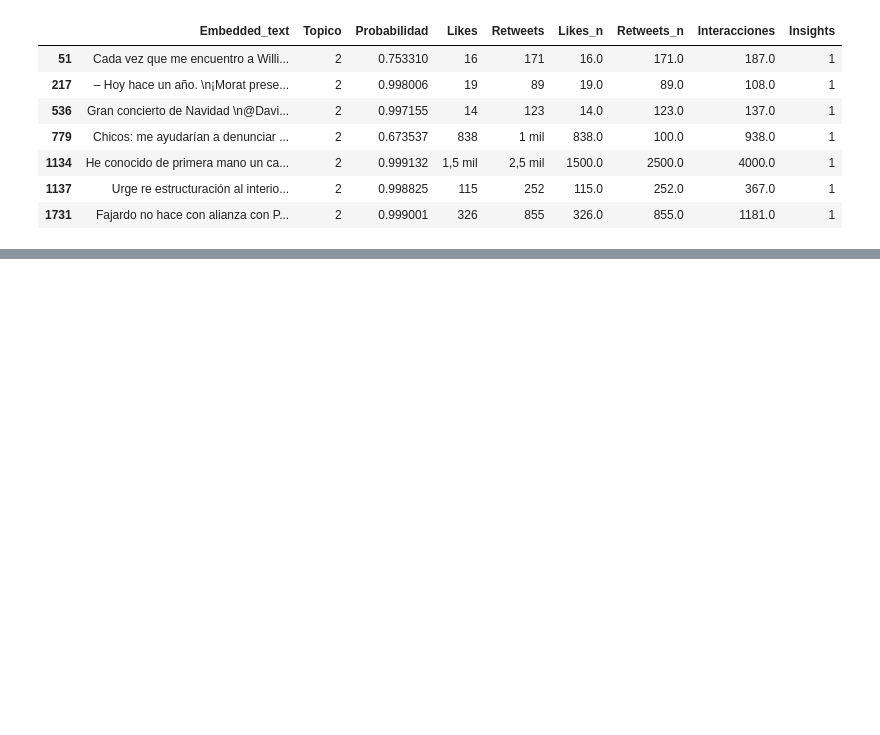
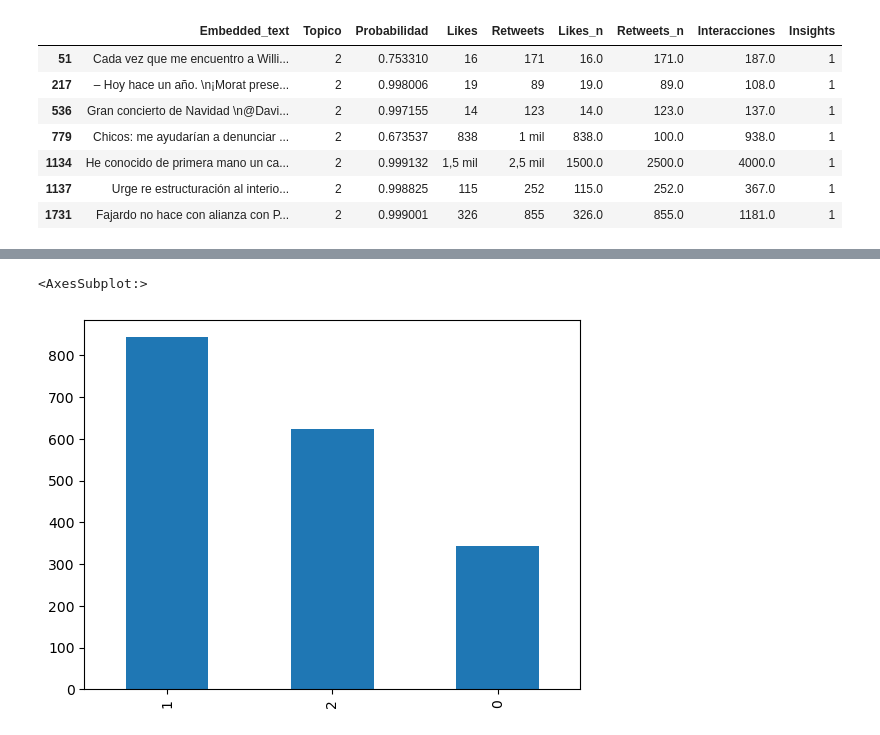
Before and after one commit to NikolasRodriguezA/Modelado_Topicos_Davivienda, a Jupyter notebook: Code/insights y segmentación tweets.ipynb, the cells around one changed output, grey strips where cells are left out. Cells and saved outputs as stored; diff of their text form; code cells hidden in the pictures; blank space fills up the shorter version.

```diff
--- a/Code/insights y segmentación tweets.ipynb
+++ b/Code/insights y segmentación tweets.ipynb
@@ -940,0 +953,5 @@ df_predicciones[df_predicciones['Insights']==1]
+# %%
+df_predicciones['Topico'].value_counts().plot(kind="bar")
+# %% [output]
+<AxesSubplot:>
+[figure, added]
```
Also changed, not shown: parts of 3 cells of this notebook.
